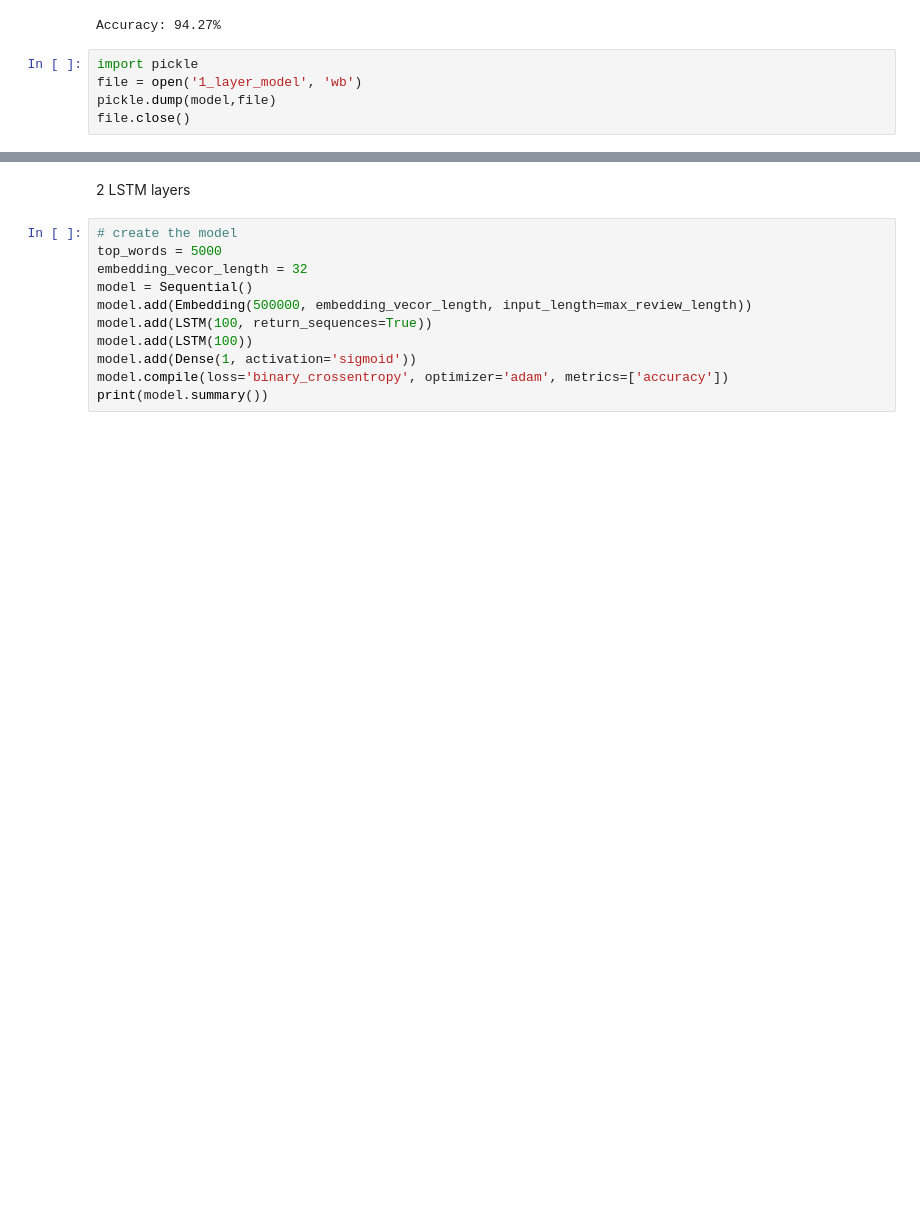
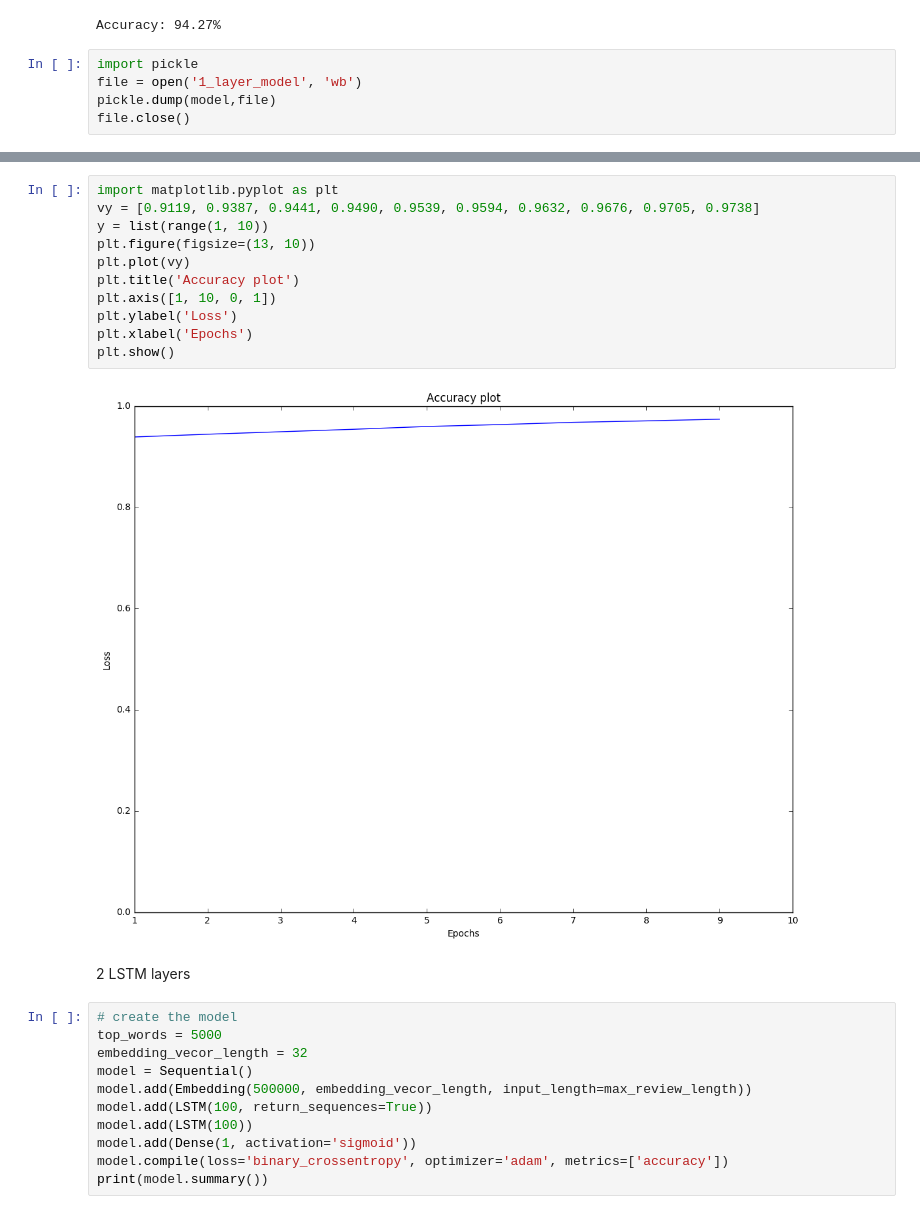
Before and after one commit to rajendrac3/Machine-Learning, a Jupyter notebook: Amazon_LSTM/Amazon_LSTM.ipynb, the cells around one changed output, grey strips where cells are left out. Saved outputs shown, nothing was run; the diff lists cells and outputs as text; blank space fills up the shorter version.

```diff
--- a/Amazon_LSTM/Amazon_LSTM.ipynb
+++ b/Amazon_LSTM/Amazon_LSTM.ipynb
@@ -583,3 +596,16 @@ file.close()
+# %%
+import matplotlib.pyplot as plt
+vy = [0.9119, 0.9387, 0.9441, 0.9490, 0.9539, 0.9594, 0.9632, 0.9676, 0.9705, 0.9738]
+y = list(range(1, 10))
+plt.figure(figsize=(13, 10))
+plt.plot(vy)
+plt.title('Accuracy plot')
+plt.axis([1, 10, 0, 1])
+plt.ylabel('Loss')
+plt.xlabel('Epochs')
+plt.show()
+# %% [output]
+[figure, added]
 # %% [markdown]
 2 LSTM layers
 # %%
```
Also changed, not shown: parts of 19 cells of this notebook, 1 other file.
